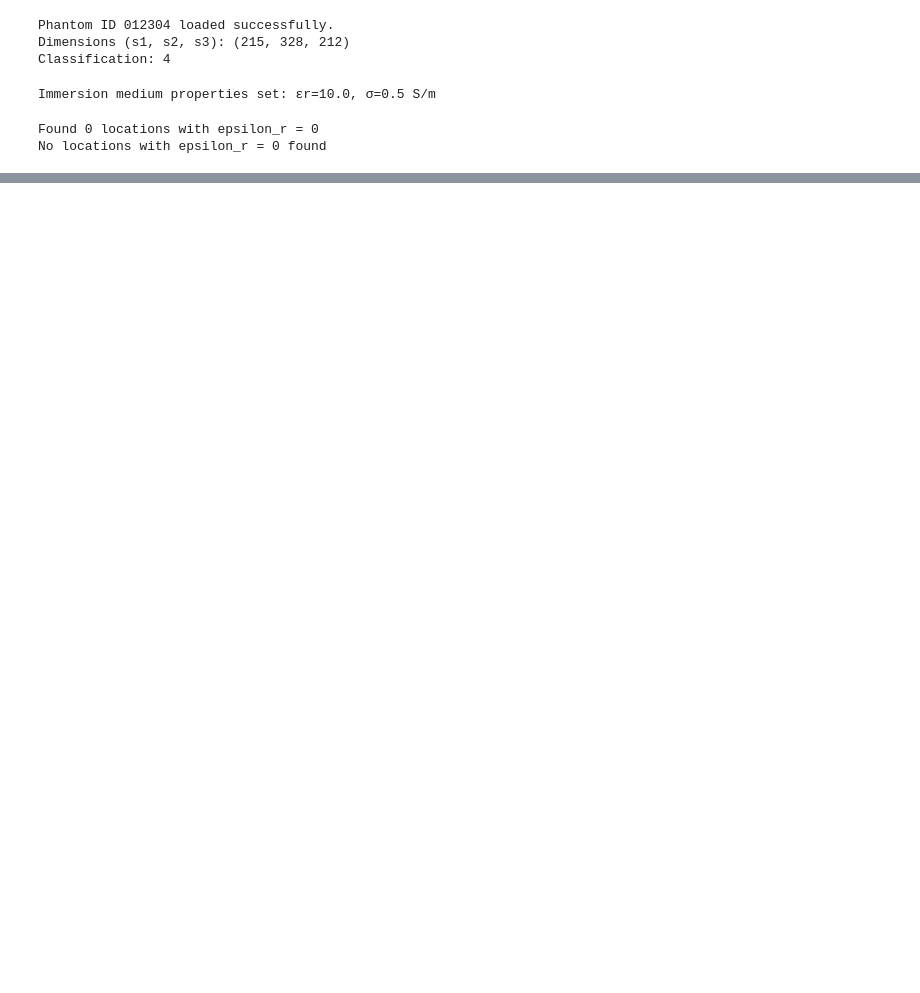
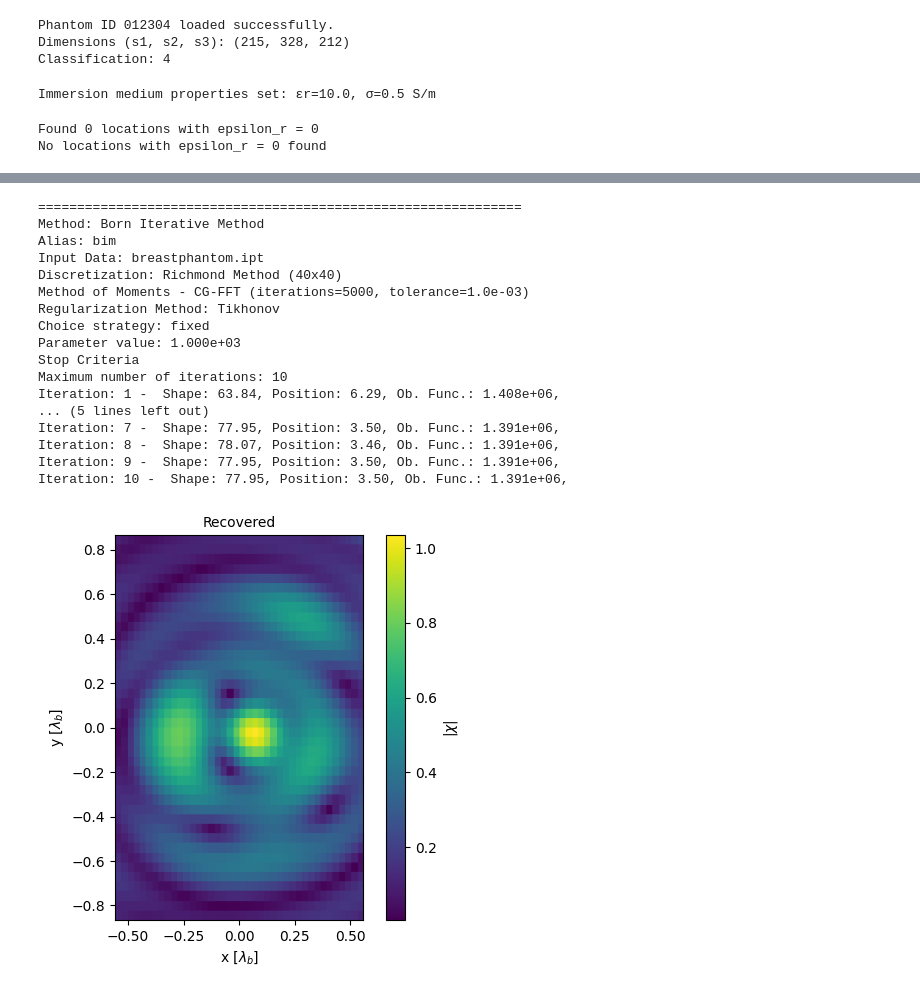
Before and after one commit to andre-batista/PISPAEIS, a Jupyter notebook: experiments/breast/test.ipynb, the cells around one changed output, grey strips where cells are left out. Drawn from its saved outputs; the diff is of its cells as text; code cells hidden in the pictures; blank space fills up the shorter version.

Commit message:
Finish data generation for breast experiment

```diff
--- a/experiments/breast/test.ipynb
+++ b/experiments/breast/test.ipynb
@@ -189,0 +177,32 @@ Iteration: 30 -  Shape: inf, Position: 29.60, Ob. Func.: 1.210e+00,
+# %%
+import bim
+import stopcriteria as stp
+import regularization as reg
+import mom_cg_fft as mom
+
+method = bim.BornIterativeMethod(mom.MoM_CG_FFT(),
+                                 reg.Tikhonov(reg.TIK_FIXED, parameter=1e3),
+                                 stp.StopCriteria(max_iterations=10))
+
+result = method.solve(test, discretization)
+
+result.plot_map(show=True)
+# %% [output]
+==============================================================
+Method: Born Iterative Method
+Alias: bim
+Input Data: breastphantom.ipt
+Discretization: Richmond Method (40x40)
+Method of Moments - CG-FFT (iterations=5000, tolerance=1.0e-03)
+Regularization Method: Tikhonov
+Choice strategy: fixed
+Parameter value: 1.000e+03
+Stop Criteria
+Maximum number of iterations: 10
+Iteration: 1 -  Shape: 63.84, Position: 6.29, Ob. Func.: 1.408e+06,
+... (5 lines left out)
+Iteration: 7 -  Shape: 77.95, Position: 3.50, Ob. Func.: 1.391e+06,
+Iteration: 8 -  Shape: 78.07, Position: 3.46, Ob. Func.: 1.391e+06,
+Iteration: 9 -  Shape: 77.95, Position: 3.50, Ob. Func.: 1.391e+06,
+Iteration: 10 -  Shape: 77.95, Position: 3.50, Ob. Func.: 1.391e+06,
+[figure, added]
```
Also changed, not shown: parts of 9 cells of this notebook, 2 other files.
